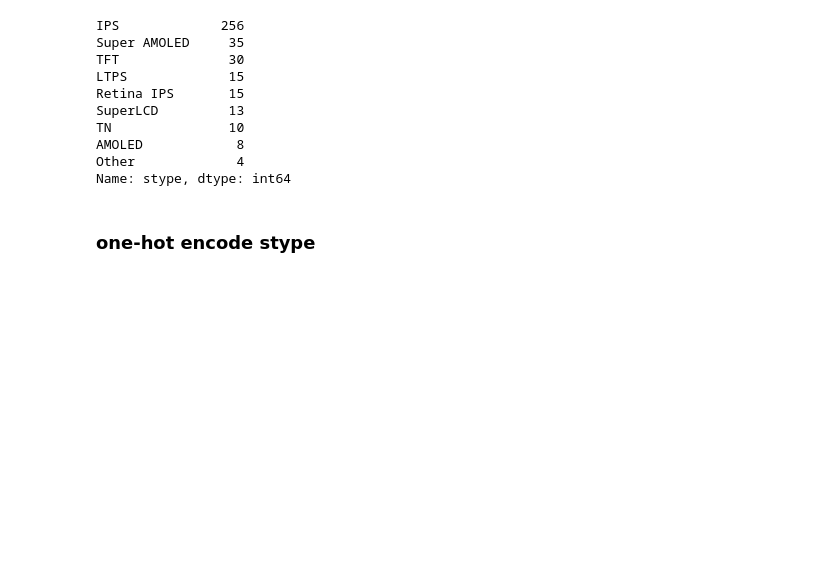
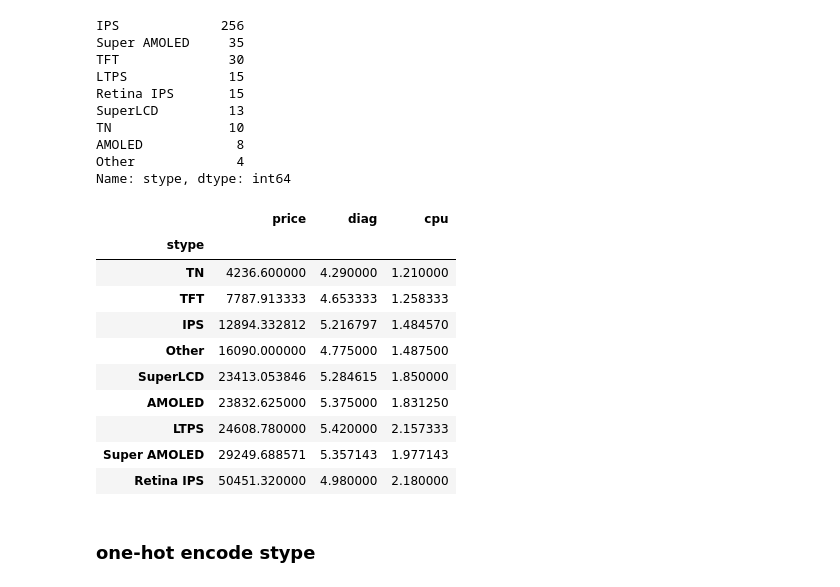
Before and after one commit to eremeykin/hse-sample, a Jupyter notebook: smartphones/process.ipynb, the cells around one changed output. Saved outputs shown, nothing was run; the diff lists cells and outputs as text; code cells hidden in the pictures; blank space fills up the shorter version.

```diff
--- a/smartphones/process.ipynb
+++ b/smartphones/process.ipynb
@@ -142,6 +142,20 @@ TN               10
 AMOLED            8
 Other             4
 Name: stype, dtype: int64
+# %%
+udata.groupby(["stype"]).mean().sort_values(by=['price'])
+# %% [output]
+|  | price | diag | cpu |
+| stype |  |  |  |
+| TN | 4236.600000 | 4.290000 | 1.210000 |
+| TFT | 7787.913333 | 4.653333 | 1.258333 |
+| IPS | 12894.332812 | 5.216797 | 1.484570 |
+| Other | 16090.000000 | 4.775000 | 1.487500 |
+| SuperLCD | 23413.053846 | 5.284615 | 1.850000 |
+| AMOLED | 23832.625000 | 5.375000 | 1.831250 |
+| LTPS | 24608.780000 | 5.420000 | 2.157333 |
+| Super AMOLED | 29249.688571 | 5.357143 | 1.977143 |
+| Retina IPS | 50451.320000 | 4.980000 | 2.180000 |
 # %% [markdown]
 ### one-hot encode stype
 # %%
```
Also changed, not shown: parts of 16 cells of this notebook, 7 other files.
